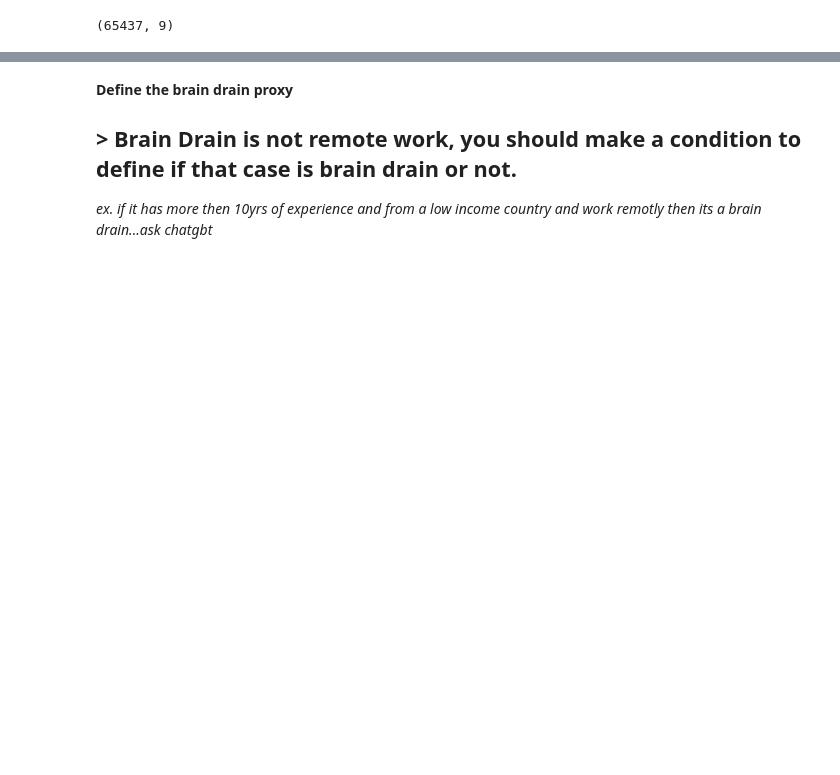
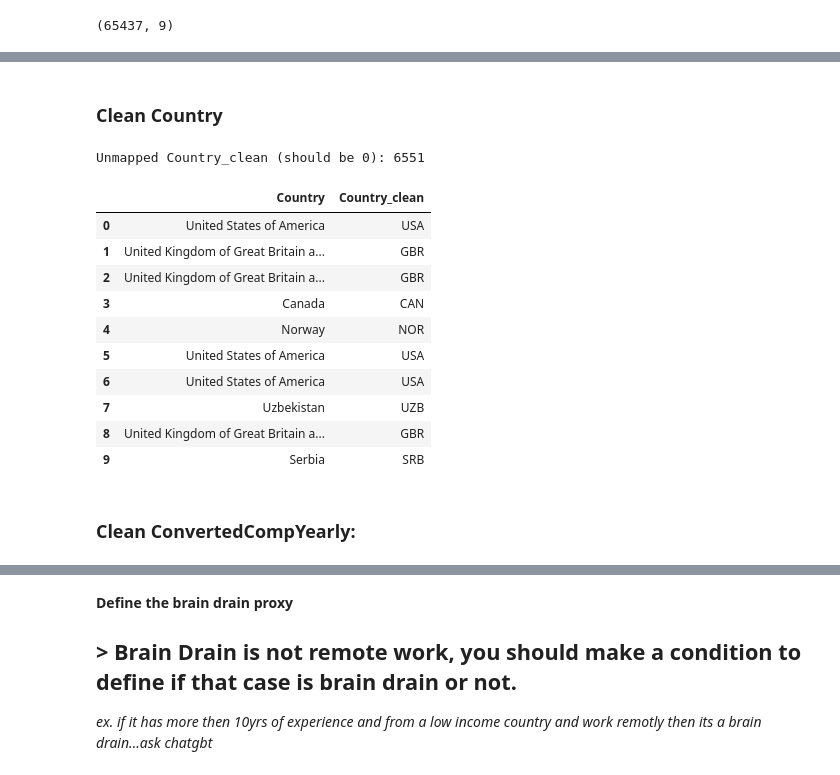
Before and after one commit to ABDERRAHMANE-CHIBOUT/Brain-Drain, a Jupyter notebook: project.ipynb, the cells around one changed output, grey strips where cells are left out. Drawn from its saved outputs; the diff is of its cells as text; code cells hidden in the pictures; blank space fills up the shorter version.

```diff
--- a/project.ipynb
+++ b/project.ipynb
@@ -46,0 +456,4 @@ print(df.shape)
+# %%
+# Drop raw + rename clean -> original
+df = df.drop(columns=["OrgSize"], errors="ignore")
+df = df.rename(columns={"OrgSize_clean": "OrgSize"})
@@ -46,0 +537,67 @@ print(df.shape)
+# %% [markdown]
+### Clean Country
+# %%
+# Step 9: Country -> ISO3 (manual overrides + pycountry fallback)
+
+import pycountry
+import pandas as pd
+
+manual_country_mapping = {
+    "United States of America": "USA",
+    "United Kingdom of Great Britain and Northern Ireland": "GBR",
+    "South Korea": "KOR",
+    "Republic of Korea": "KOR",
+    "Turkey": "TUR",
+    "Czech Republic": "CZE",
+    "Venezuela, Bolivarian Republic of...": "VEN",
+    "Iran, Islamic Republic of...": "IRN",
+    "Taiwan": "TWN",
+    "Hong Kong (S.A.R.)": "HKG",
+    "Bolivia": "BOL",
+    "Democratic Republic of the Congo": "COD",
+    "Palestine": "PSE",
+    "Republic of North Macedonia": "MKD",
+    "Republic of Moldova": "MDA",
+    "Cape Verde": "CPV",
+    "Congo, Republic of the...": "COG",
+    "United Republic of Tanzania": "TZA",
+    "Kosovo": "XKX",  # common non-official ISO usage
+    "Democratic People's Republic of Korea": "PRK",
+    "Libyan Arab Jamahiriya": "LBY",
+    "Nomadic": pd.NA,  # not a country
+    "Swaziland": "SWZ",  # old name for Eswatini
+}
+
+def get_iso3(name):
+    if pd.isna(name):
+        return pd.NA
+    name = str(name).strip()
+
+    if name in manual_country_mapping:
+        return manual_country_mapping[name]
+
+    try:
+        c = pycountry.countries.lookup(name)
+        return c.alpha_3
+    except LookupError:
+        return pd.NA
+
+# Create ISO3 column (fill missing/unmatched as 'unknown')
+df["Country_clean"] = df["Country"].apply(get_iso3).fillna("unknown").astype("category")
+
+# Checkpoint
+print("Unmapped Country_clean (should be 0):", (df["Country_clean"] == "unknown").sum())
+display(df[["Country", "Country_clean"]].head(10))
+# %% [output]
+Unmapped Country_clean (should be 0): 6551
+|  | Country | Country_clean |
+| 0 | United States of America | USA |
+| 1 | United Kingdom of Great Britain a... | GBR |
+| 2 | United Kingdom of Great Britain a... | GBR |
+| 3 | Canada | CAN |
+| 4 | Norway | NOR |
+| 5 | United States of America | USA |
+| 6 | United States of America | USA |
+| 7 | Uzbekistan | UZB |
+| 8 | United Kingdom of Great Britain a... | GBR |
+| 9 | Serbia | SRB |
@@ -46,0 +608,2 @@ print(df.shape)
+# %% [markdown]
+### Clean ConvertedCompYearly:
```
Also changed, not shown: parts of 46 cells of this notebook.
